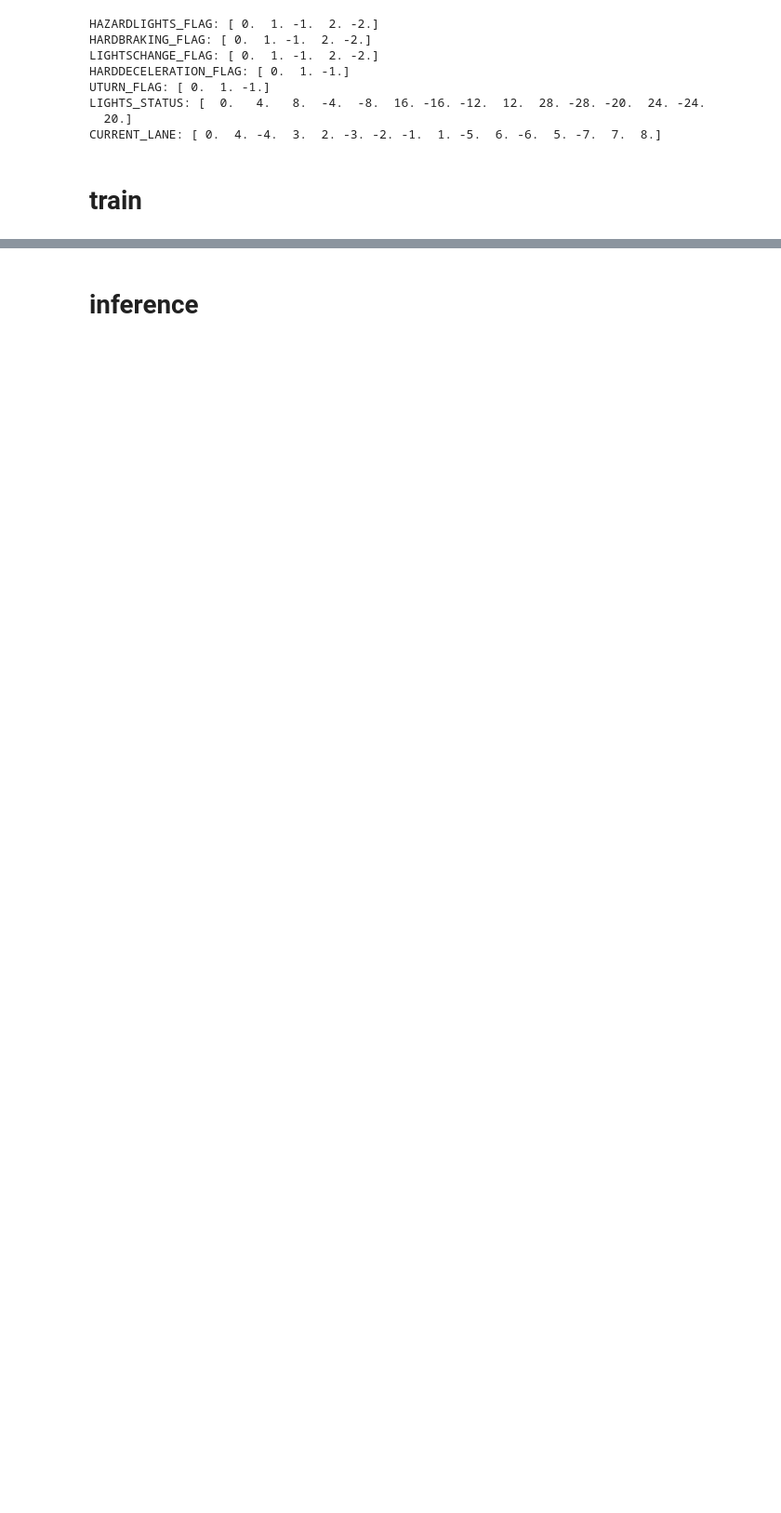
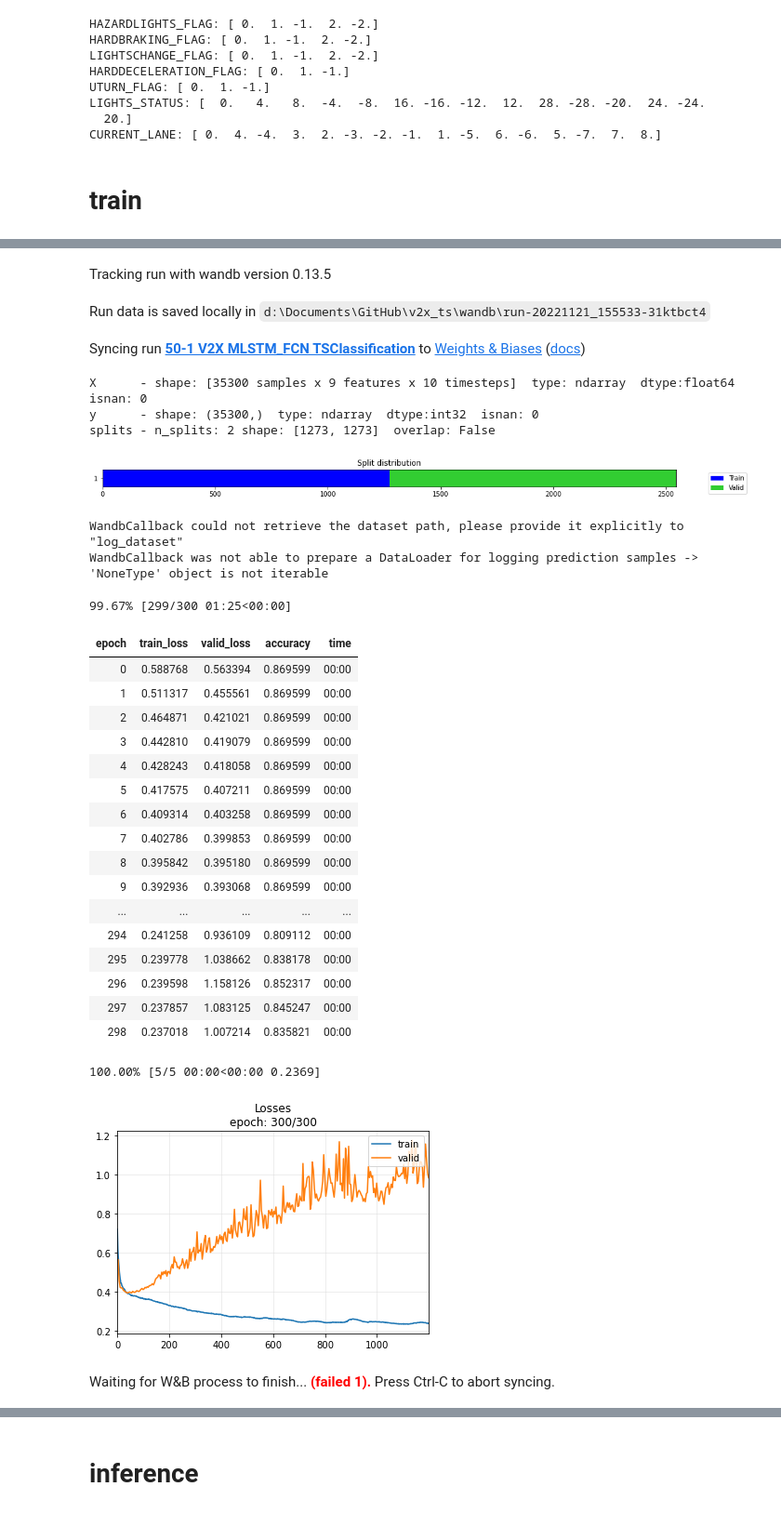
Before and after one commit to aivill-project/v2x_ts, a Jupyter notebook: V2X_process.ipynb, the cells around one changed output, grey strips where cells are left out. Shown at 93% size. Saved outputs shown, nothing was run; the diff lists cells and outputs as text; code cells hidden in the pictures; blank space fills up the shorter version.

```diff
--- a/V2X_process.ipynb
+++ b/V2X_process.ipynb
@@ -3,3 +3,15 @@ from v2x import V2XData
 from sklearn.metrics import accuracy_score, precision_score, recall_score, confusion_matrix, f1_score
 import sklearn.metrics as skm
 from tsai.all import *
+from fastai.callback.wandb import *
+import wandb
+my_setup(wandb)
+wandb.login()
+
+config_default = AttrDict(
+    batch_tfms = TSStandardize(by_sample=True),
+    arch_config = {},
+    architecture = LSTM,
+    lr = 1e-3,
+    n_epochs = 20,
+)
@@ -148,0 +193,40 @@ multivariate_classification(X_all, y_all, splits, epochs=300, model=LSTM, lr = 1
+# %%
+config = AttrDict(
+    batch_tfms = TSStandardize(by_sample=True),
+    arch_config = {},
+    architecture = MLSTM_FCN,
+    lr = 1e-3,
+    n_epochs = 300,
+)
+learner_FCN = multivariate_classification_wandb(X_all, y_all, splits, config = config, lr_find=False, load_ckpt = False, proj_name = "50-1 V2X MLSTM_FCN TSClassification")
+# %% [output]
+Tracking run with wandb version 0.13.5
+Run data is saved locally in d:\Documents\GitHub\v2x_ts\wandb\run-20221121_155533-31ktbct4
+Syncing run 50-1 V2X MLSTM_FCN TSClassification to Weights & Biases (docs)
+X      - shape: [35300 samples x 9 features x 10 timesteps]  type: ndarray  dtype:float64  isnan: 0
+y      - shape: (35300,)  type: ndarray  dtype:int32  isnan: 0
+splits - n_splits: 2 shape: [1273, 1273]  overlap: False
+[figure, added]
+WandbCallback could not retrieve the dataset path, please provide it explicitly to "log_dataset"
+WandbCallback was not able to prepare a DataLoader for logging prediction samples -> 'NoneType' object is not iterable
+99.67% [299/300 01:25<00:00]
+| epoch | train_loss | valid_loss | accuracy | time |
+| 0 | 0.588768 | 0.563394 | 0.869599 | 00:00 |
+| 1 | 0.511317 | 0.455561 | 0.869599 | 00:00 |
+| 2 | 0.464871 | 0.421021 | 0.869599 | 00:00 |
+| 3 | 0.442810 | 0.419079 | 0.869599 | 00:00 |
+| 4 | 0.428243 | 0.418058 | 0.869599 | 00:00 |
+| 5 | 0.417575 | 0.407211 | 0.869599 | 00:00 |
+| 6 | 0.409314 | 0.403258 | 0.869599 | 00:00 |
+| 7 | 0.402786 | 0.399853 | 0.869599 | 00:00 |
+| 8 | 0.395842 | 0.395180 | 0.869599 | 00:00 |
+| 9 | 0.392936 | 0.393068 | 0.869599 | 00:00 |
+| ... | ... | ... | ... | ... |
+| 294 | 0.241258 | 0.936109 | 0.809112 | 00:00 |
+| 295 | 0.239778 | 1.038662 | 0.838178 | 00:00 |
+| 296 | 0.239598 | 1.158126 | 0.852317 | 00:00 |
+| 297 | 0.237857 | 1.083125 | 0.845247 | 00:00 |
+| 298 | 0.237018 | 1.007214 | 0.835821 | 00:00 |
+100.00% [5/5 00:00<00:00 0.2369]
+[figure, added]
+Waiting for W&B process to finish... (failed 1). Press Ctrl-C to abort syncing.
```
Also changed, not shown: parts of 15 cells of this notebook, 2 other files.
